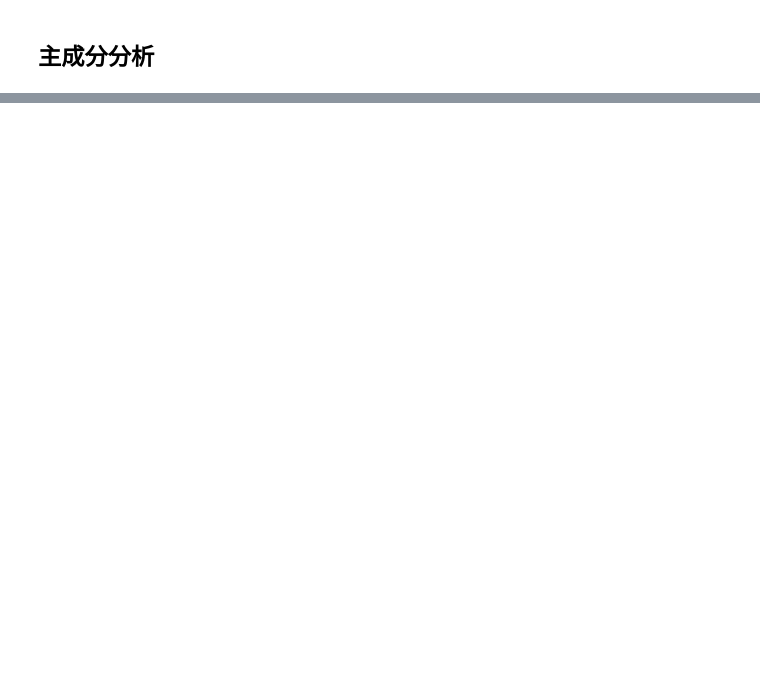
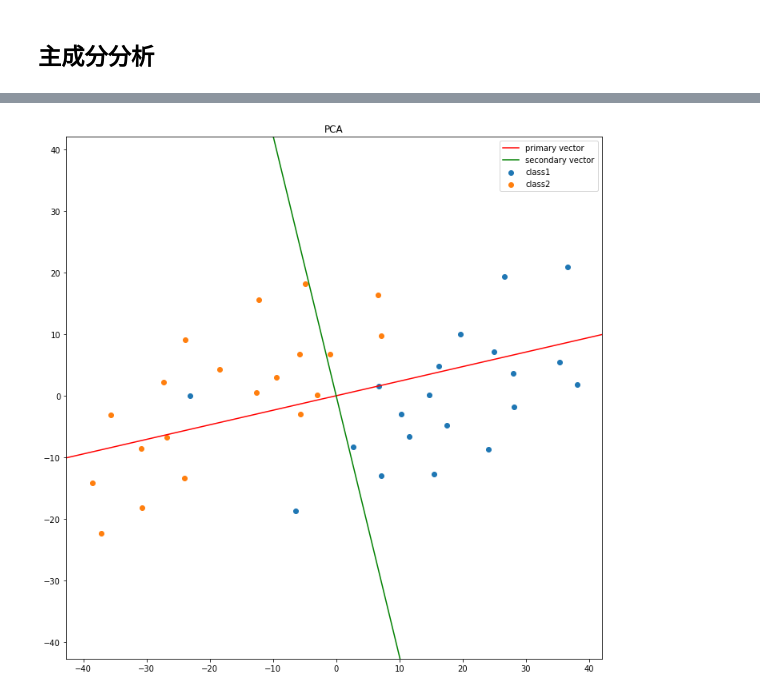
Before and after one commit to wsuzume/report, a Jupyter notebook: report1.ipynb, the cells around one changed output, grey strips where cells are left out. Cells and saved outputs as stored; diff of their text form; code cells hidden in the pictures; blank space fills up the shorter version.

```diff
--- a/report1.ipynb
+++ b/report1.ipynb
@@ -678,0 +685,19 @@ plot_clusters(new_class1_A, new_class2_A, new_test, 'PCA', ['new_class1_A', 'new
+# %%
+plt.figure(figsize=(12,12))
+# 中心化
+m_class1_A = class1_A - m
+m_class2_A = class2_A - m
+plt.scatter(m_class1_A[:,0], m_class1_A[:,1], label='class1')
+plt.scatter(m_class2_A[:,0], m_class2_A[:,1], label='class2')
+x1 = 200 * X[:,0]
+x2 = 200 * X[:,1]
+axis = plt.axis()
+plt.plot([-x1[0], x1[0]], [-x1[1], x1[1]], color='r', label='primary vector')
+plt.plot([-x2[0], x2[0]], [-x2[1], x2[1]], color='g', label='secondary vector')
+plt.xlim(axis[:2])
+plt.ylim(axis[:2])
+plt.title('PCA')
+plt.legend()
+plt.show()
+# %% [output]
+[figure, added]
```
Also changed, not shown: parts of 20 cells of this notebook, 20 other files.
